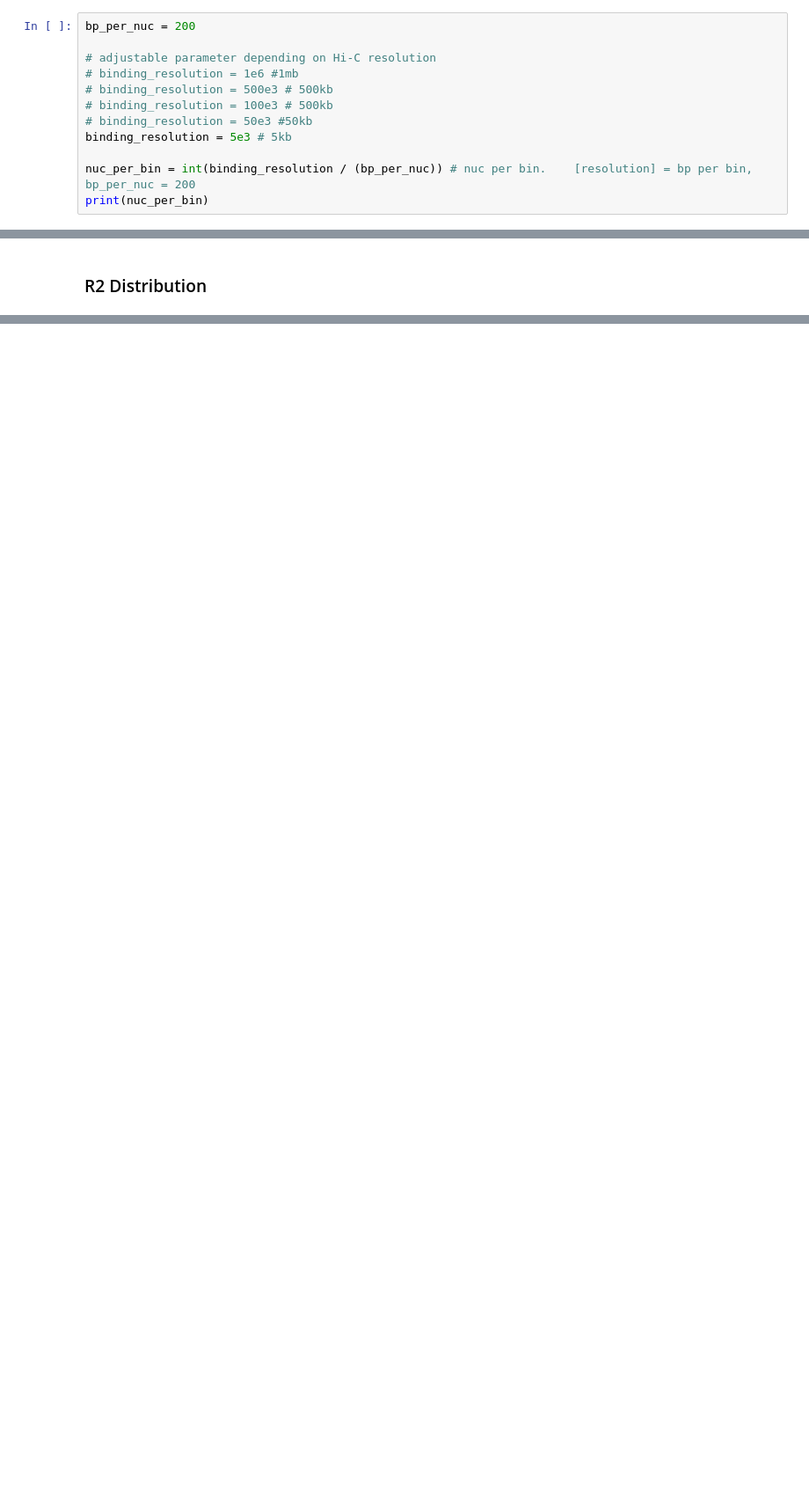
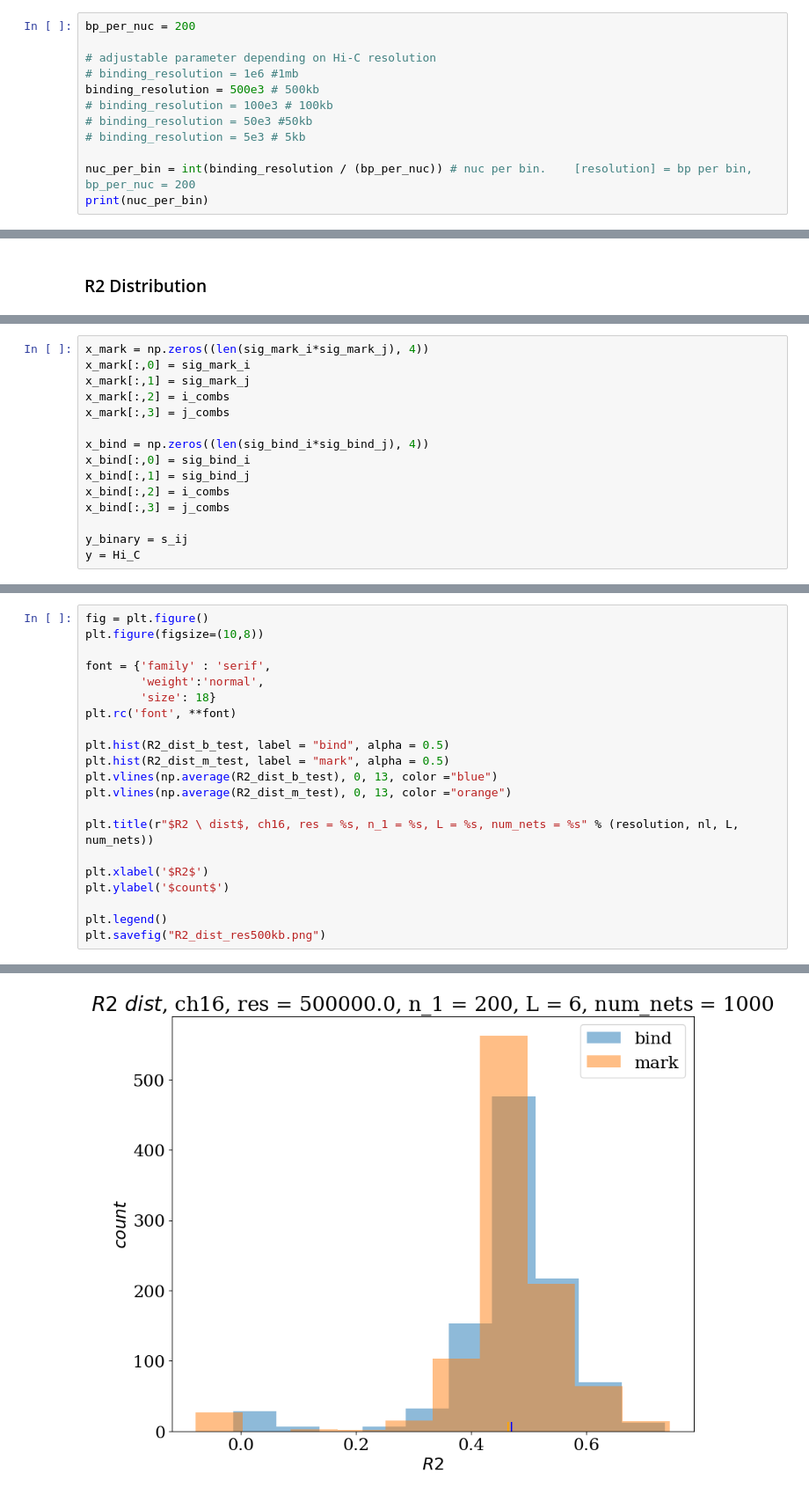
Before and after one commit to tmhabte/Hi-C_from_mark_bind, a Jupyter notebook: Hi-C_MLP_final.ipynb, the cells around one changed output, grey strips where cells are left out. Shown at 88% size. Saved outputs shown, nothing was run; the diff lists cells and outputs as text; blank space fills up the shorter version.

```diff
--- a/Hi-C_MLP_final.ipynb
+++ b/Hi-C_MLP_final.ipynb
@@ -130,10 +134,10 @@ bp_per_nuc = 200
 
 # adjustable parameter depending on Hi-C resolution
 # binding_resolution = 1e6 #1mb
-# binding_resolution = 500e3 # 500kb
-# binding_resolution = 100e3 # 500kb
+binding_resolution = 500e3 # 500kb
+# binding_resolution = 100e3 # 100kb
 # binding_resolution = 50e3 #50kb
-binding_resolution = 5e3 # 5kb
+# binding_resolution = 5e3 # 5kb
 
 nuc_per_bin = int(binding_resolution / (bp_per_nuc)) # nuc per bin.    [resolution] = bp per bin, bp_per_nuc = 200
 print(nuc_per_bin)
@@ -1081,0 +1215,15 @@ plt.savefig("R2_arr_mark_test_res500kb.png")
+# %%
+x_mark = np.zeros((len(sig_mark_i*sig_mark_j), 4))
+x_mark[:,0] = sig_mark_i
+x_mark[:,1] = sig_mark_j
+x_mark[:,2] = i_combs
+x_mark[:,3] = j_combs
+
+x_bind = np.zeros((len(sig_bind_i*sig_bind_j), 4))
+x_bind[:,0] = sig_bind_i
+x_bind[:,1] = sig_bind_j
+x_bind[:,2] = i_combs
+x_bind[:,3] = j_combs
+
+y_binary = s_ij
+y = Hi_C
@@ -1081,0 +1393,22 @@ plt.savefig("R2_arr_mark_test_res500kb.png")
+# %%
+fig = plt.figure()
+plt.figure(figsize=(10,8))
+
+font = {'family' : 'serif',
+        'weight':'normal',
+        'size': 18}
+plt.rc('font', **font)
+
+plt.hist(R2_dist_b_test, label = "bind", alpha = 0.5)
+plt.hist(R2_dist_m_test, label = "mark", alpha = 0.5)
+plt.vlines(np.average(R2_dist_b_test), 0, 13, color ="blue")
+plt.vlines(np.average(R2_dist_m_test), 0, 13, color ="orange")
+
+plt.title(r"$R2 \ dist$, ch16, res = %s, n_1 = %s, L = %s, num_nets = %s" % (resolution, nl, L, num_nets))
+
+plt.xlabel('$R2$')
+plt.ylabel('$count$')
+
+plt.legend()
+plt.savefig("R2_dist_res500kb.png")
+# %% [output]
@@ -1081,0 +1416 @@ plt.savefig("R2_arr_mark_test_res500kb.png")
+[figure, added]
```
Also changed, not shown: parts of 33 cells of this notebook.
